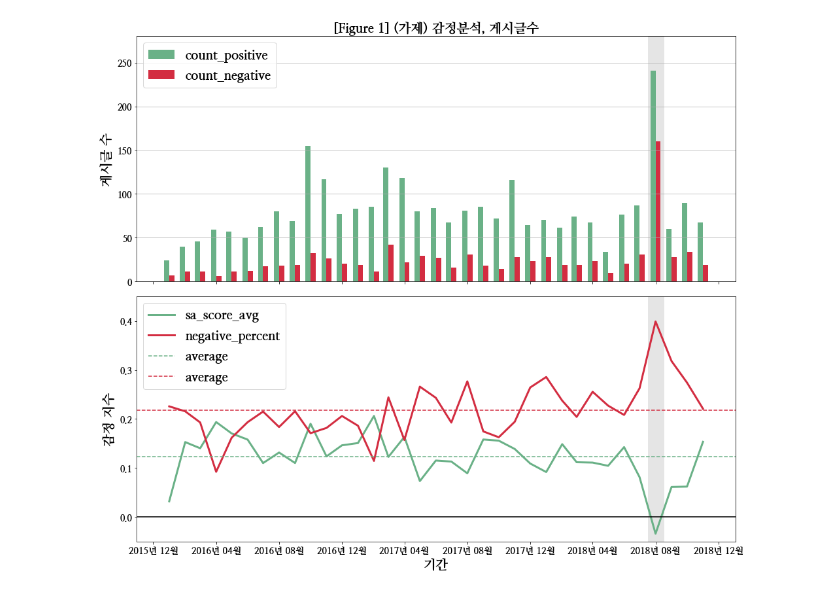
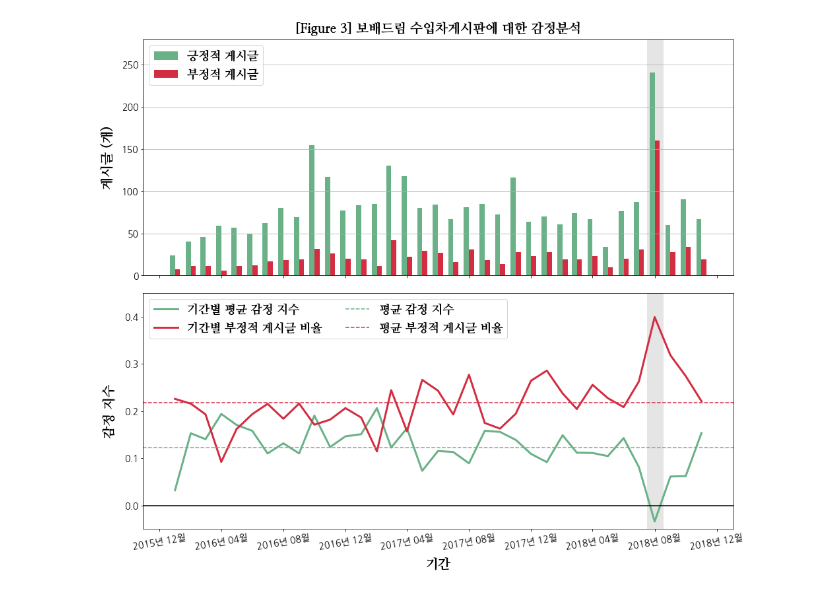
Before and after one commit to Lactobacillus/Media_BigData, a Jupyter notebook: figure 20181216.ipynb, the cells around one changed output. Saved outputs shown, nothing was run; the diff lists cells and outputs as text; code cells hidden in the pictures.

```diff
--- a/figure 20181216.ipynb
+++ b/figure 20181216.ipynb
@@ -10,6 +10,7 @@ import scipy as sp
 import numpy as np
 import pandas as pd
 from konlpy.tag import Okt
+from konlpy.tag import Komoran
 from datetime import datetime
 import matplotlib as mpl
 import matplotlib.pyplot as plt
@@ -20,7 +21,7 @@ from matplotlib import font_manager
 %matplotlib inline
 #plt.rc('text', usetex = True) # use if latex is installed
 plt.rcParams['text.latex.unicode'] = True
-plt.rcParams["font.family"] = 'NanumMyeongjo'
+plt.rcParams["font.family"] = 'NanumGothic'
 plt.rcParams["font.size"] = 20
 
 SMALL_SIZE = 14
@@ -186,44 +202,45 @@ fig, ax = plt.subplots(2, 1, figsize = (14, 12), sharex = True)
 
 ax[0].axvline(x = mdates.date2num(pd.to_datetime(pd_series['count_positive'].T.keys()[-4], format = '%Y-%m')),
               color = 'gray', lw = 25, alpha = 0.2, zorder = 0)
 ax[0].bar(mdates.date2num(pd.to_datetime(pd_series['count_positive'].T.keys(), format = '%Y-%m')) - 5,
-        pd_series['count_positive'].T.values, label = 'count_positive', color = '#6AB187', width = 10, zorder = 1)
+        pd_series['count_positive'].T.values, label = '긍정적 게시글', color = '#6AB187', width = 10, zorder = 1)
 ax[0].bar(mdates.date2num(pd.to_datetime(pd_series['count_negative'].T.keys(), format = '%Y-%m')) + 5,
-        pd_series['count_negative'].T.values, label = 'count_negative', color = '#D32D41', width = 10, zorder = 1)
+        pd_series['count_negative'].T.values, label = '부정적 게시글', color = '#D32D41', width = 10, zorder = 1)
 
 ax[1].axvline(x = mdates.date2num(pd.to_datetime(pd_series['count_positive'].T.keys()[-4], format = '%Y-%m')),
               color = 'gray', lw = 25, alpha = 0.2, zorder = 0)
 ax[1].plot(pd.to_datetime(pd_series['sa_score_avg'].T.keys(), format = '%Y-%m'),
-         pd_series['sa_score_avg'].T.values, label = 'sa_score_avg', color = '#6AB187', lw = 3, zorder = 1)
+         pd_series['sa_score_avg'].T.values, label = '기간별 평균 감정 지수', color = '#6AB187', lw = 3, zorder = 1)
 ax[1].plot(pd.to_datetime(pd_series['negative_percent'].T.keys(), format = '%Y-%m'),
-         pd_series['negative_percent'].T.values, label = 'negative_percent', color = '#D32D41', lw = 3, zorder = 1)
+         pd_series['negative_percent'].T.values, label = '기간별 부정적 게시글 비율', color = '#D32D41', lw = 3, zorder = 1)
 
 ax[1].set_xlim(ax[1].get_xlim())
 ax[1].plot(ax[1].get_xlim(), [pd_series['sa_score_avg'].T.mean(), pd_series['sa_score_avg'].T.mean()],
-         color = '#6AB187', linestyle = '--', label = 'average')
+         color = '#6AB187', linestyle = '--', label = '평균 감정 지수')
 ax[1].plot(ax[1].get_xlim(), [pd_series['negative_percent'].T.mean(), pd_series['negative_percent'].T.mean()],
-         c = '#D32D41', linestyle = '--', label = 'average')
+         c = '#D32D41', linestyle = '--', label = '평균 부정적 게시글 비율')
 ax[1].plot(ax[1].get_xlim(), [0, 0], c = 'k', linestyle = '-')
 
-ax[0].set_title(r'[Figure 1] (가제) 감정분석, 게시글수', fontsize = 20, fontname = myeongjo)
-ax[0].set_ylabel('게시글 수', fontsize = 20, fontname = myeongjo)
-ax[0].legend(loc = 'upper left', fontsize = 20)
+ax[0].set_title(r'[Figure 3] 보배드림 수입차게시판에 대한 감정분석', fontsize = 20, fontname = myeongjo, pad = 10)
+ax[0].set_ylabel('게시글 (개)', fontsize = 20, fontname = myeongjo, labelpad = 10)
+ax[0].legend(loc = 'upper left', prop = {'family' : myeongjo, 'size' : 18})
 
-ax[1].set_xlabel('기간', fontsize = 20, fontname = myeongjo)
-ax[1].set_ylabel('감정 지수', fontsize = 20, fontname = myeongjo)
-ax[1].legend(loc = 'upper left', fontsize = 20)
+ax[1].set_xlabel('기간', fontsize = 20, fontname = myeongjo, labelpad = 10)
+ax[1].set_ylabel('감정 지수', fontsize = 20, fontname = myeongjo, labelpad = 10)
+ax[1].legend(loc = 'upper left', prop = {'family' : myeongjo, 'size' : 18}, ncol = 2)
 
 ax[0].grid(axis = 'y')
 
 ax[0].get_xaxis().set_major_formatter(mdates.DateFormatter('%Y년 %m월'))
 ax[0].get_yaxis().set_major_formatter(tkr.FuncFormatter(lambda x, p: format(int(x), ',')))
 
 ax[0].set_ylim(0, 280)
 ax[0].set_yticks(np.arange(0, 250 + 1, 50))
 
 ax[1].set_ylim(-0.05, 0.45)
 
-fig.tight_layout()
+plt.xticks(rotation = 10)
+plt.tight_layout()
 plt.show()
 # %% [output]
-[figure, old version]
+[figure, new version]
```
Also changed, not shown: parts of 20 cells of this notebook.
